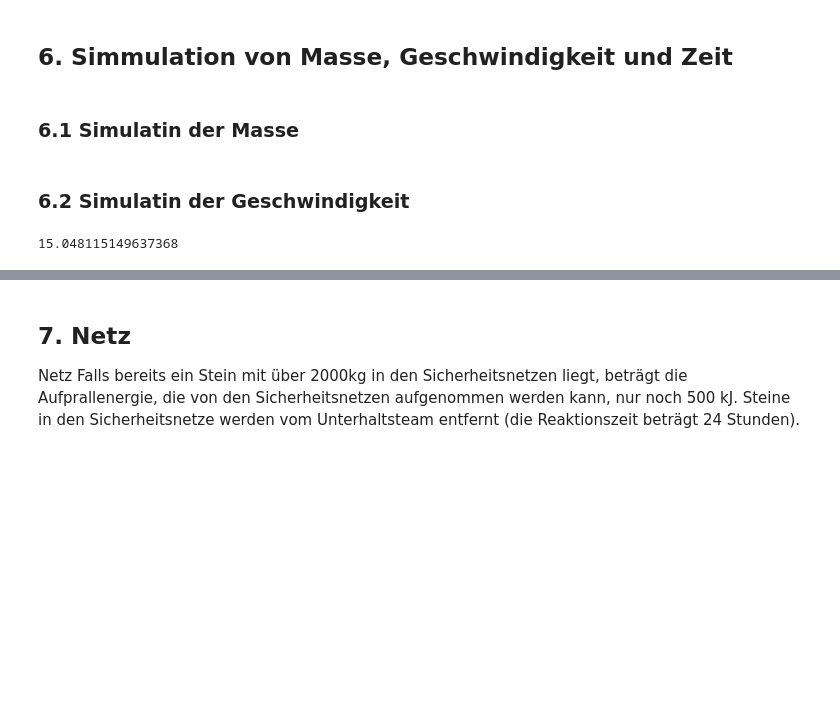
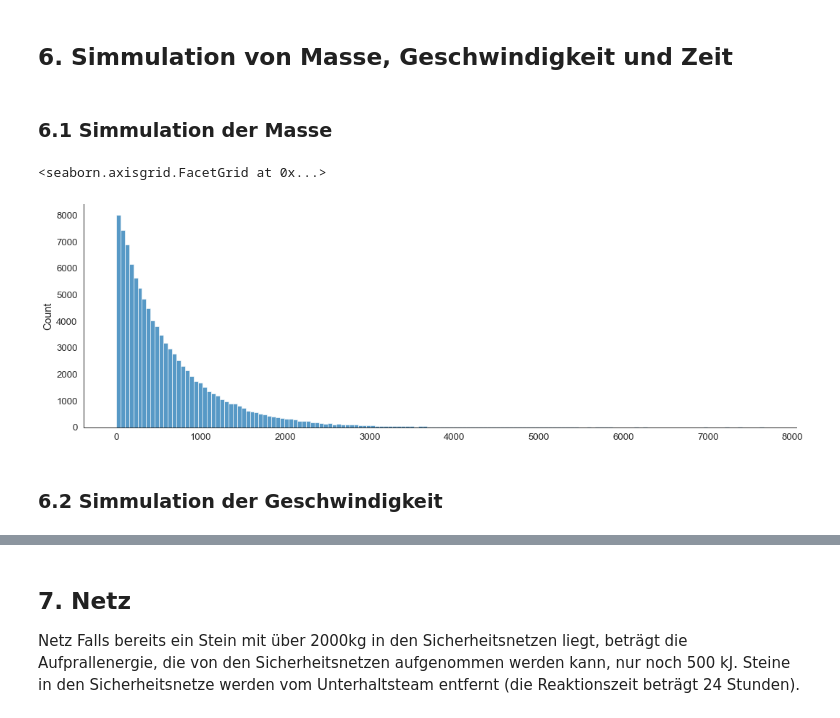
Before and after one commit to 7ben18/FHNW_Steinschlagrisiko, a Jupyter notebook: FHNW_Steinschlagrisiko.ipynb, the cells around one changed output, grey strips where cells are left out. Drawn from its saved outputs; the diff is of its cells as text; code cells hidden in the pictures; blank space fills up the shorter version.

```diff
--- a/FHNW_Steinschlagrisiko.ipynb
+++ b/FHNW_Steinschlagrisiko.ipynb
@@ -518,12 +553,19 @@ plt.xlabel('Zeitabstand [h]');
 # %% [markdown]
 ## 6. Simmulation von Masse, Geschwindigkeit und Zeit
 # %% [markdown]
-### 6.1 Simulatin der Masse
+### 6.1 Simmulation der Masse
+# %%
+# (12.0, 616.6323529411765)
+shape, scale = 12.0, 616.6323529411765
+simulation_mass_1 = np.random.exponential(scale, size = (100000))
+
+df_simulation= pd.DataFrame(simulation_mass_1)
+
+sns.set_style('white')
+sns.set_context("paper", font_scale = 1.5)
+sns.displot(data=df_simulation, x = simulation_mass_1, kind = "hist", bins = 150, aspect = 3.0)
+# %% [output]
+<seaborn.axisgrid.FacetGrid at 0x...>
+[figure, added]
 # %% [markdown]
-### 6.2 Simulatin der Geschwindigkeit
+### 6.2 Simmulation der Geschwindigkeit
-# %%
-
-test = np.random.normal(8.788235294117646, 1.9745088303442118, 1000)
-max(test)
-# %% [output]
-15.048115149637368
```
Also changed, not shown: parts of 11 cells of this notebook.
